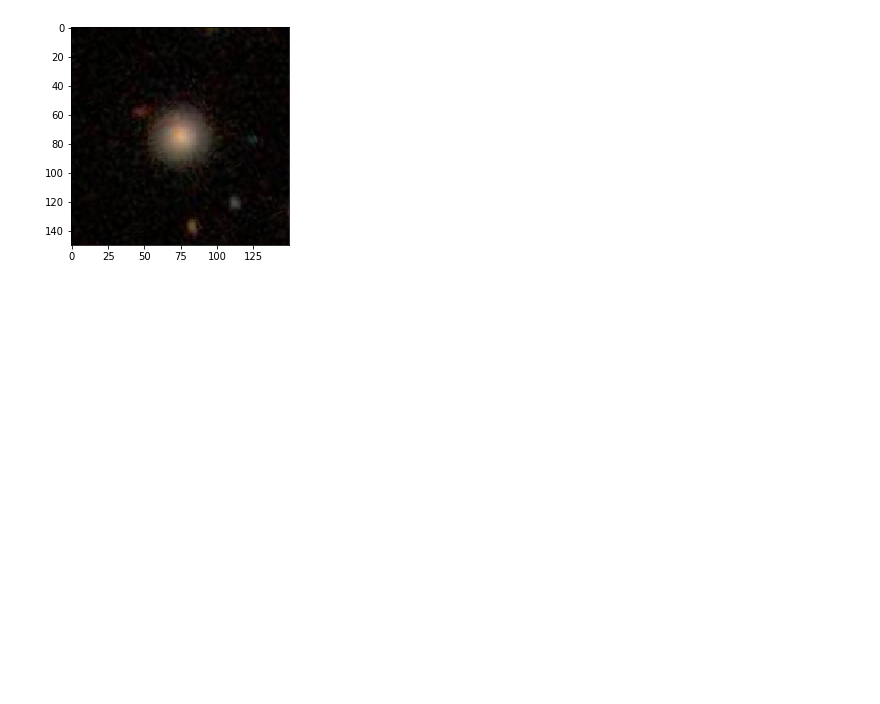
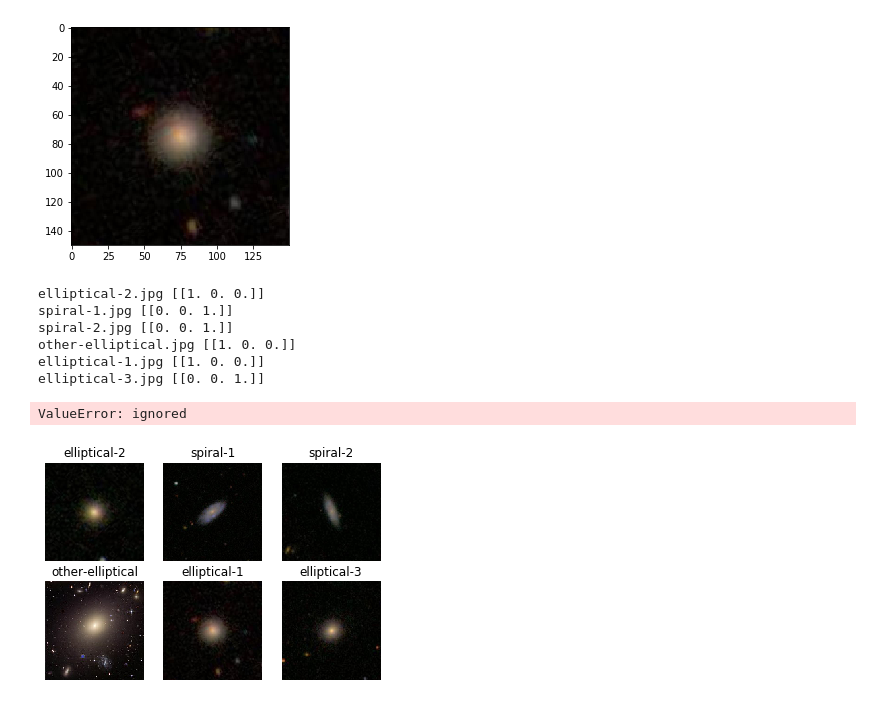
Before and after one commit to dongzhang84/Galaxy_Morphology, a Jupyter notebook: model1.ipynb, the cells around one changed output. Saved outputs shown, nothing was run; the diff lists cells and outputs as text; code cells hidden in the pictures; blank space fills up the shorter version.

```diff
--- a/model1.ipynb
+++ b/model1.ipynb
@@ -227,3 +252,25 @@ print(classes)
 # %% [output]
 [[1. 0. 0.]]
 [figure]
+# %%
+for num, file in enumerate(os.listdir('testing')):
+    img = image.load_img(os.path.join('testing', file) , target_size=(150, 150))
+    x = image.img_to_array(img)
+    x = np.expand_dims(x, axis=0)
+
+    images = np.vstack([x])
+    classes = model.predict(images)
+    plt.subplot(2, 3, num+1)
+    plt.title(file.split('.')[0])
+    plt.axis('off')
+    plt.imshow(img)
+    print(file, classes)
+# %% [output]
+elliptical-2.jpg [[1. 0. 0.]]
+spiral-1.jpg [[0. 0. 1.]]
+spiral-2.jpg [[0. 0. 1.]]
+other-elliptical.jpg [[1. 0. 0.]]
+elliptical-1.jpg [[1. 0. 0.]]
+elliptical-3.jpg [[0. 0. 1.]]
+ValueError: ignored
+[figure, added]
```
Also changed, not shown: parts of 9 cells of this notebook.
